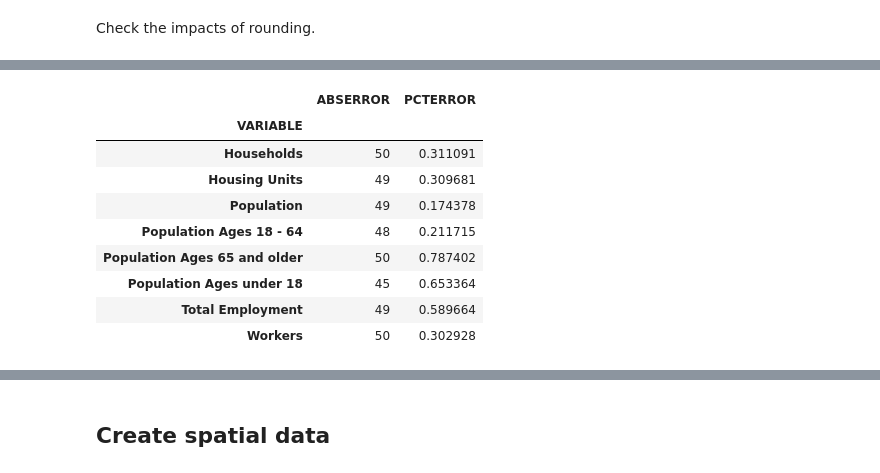
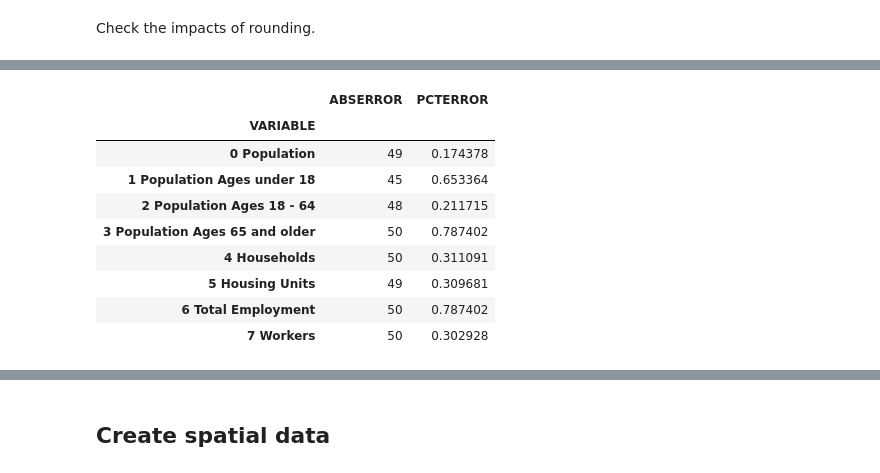
Before and after one commit to morpc/morpc-county-controls, a Jupyter notebook: Create Population Hub table.ipynb, the cells around one changed output, grey strips where cells are left out. Saved outputs shown, nothing was run; the diff lists cells and outputs as text; code cells hidden in the pictures.

```diff
--- a/Create Population Hub table.ipynb
+++ b/Create Population Hub table.ipynb
@@ -136,7 +156,8 @@ countyControls = countyControlsRaw \
         (countyControlsRaw["COUNTY"] != "15-County Region")           # Omit 15-county regional summary
     ] \
     .drop(columns="CATEGORY") \
-    .melt(id_vars=["COUNTY","VARIABLE"], var_name="YEAR", value_name='VALUE')  # Convert the data to long format
+    .rename(columns={"COUNTY":"NAME"}) \
+    .melt(id_vars=["NAME","VARIABLE"], var_name="YEAR", value_name='VALUE')  # Convert the data to long format
 
 # Convert all values to integers.
 countyControls["VALUE"] = countyControls["VALUE"].round(0).astype("Int64")
@@ -143,2 +166,7 @@ countyControls["VALUE"] = countyControls["VALUE"].round(0).astype("Int64")
+# %%
+countyControls["VARORDER"] = countyControls["VARIABLE"].map(INCLUDE_VARS)
+countyControls["VARIABLE"] = countyControls["VARORDER"] + " " + countyControls["VARIABLE"]
+countyControls = countyControls.drop(columns=["VARORDER"])
+countyControls = countyControls.sort_values(by=["NAME","YEAR","VARIABLE"], ascending=True)
 # %% [markdown]
 We want the dashboard output to convey some uncertainty. Optionally, reduce the precision of the data values by rounding the values using the specified rounding scheme.
@@ -184,11 +196,3 @@ countyControlsRounded
 ## Check the data
 # %% [markdown]
 Check the impacts of rounding.
-# %%
-roundingError = countyControls.copy().set_index(["COUNTY","VARIABLE","YEAR"]).rename(columns={"VALUE":"ORIGINAL"})
-roundingError = roundingError.join(countyControlsRounded.set_index(["COUNTY","VARIABLE","YEAR"]).rename(columns={"VALUE":"ROUNDED"}))
-roundingError["ABSERROR"] = roundingError["ROUNDED"] - roundingError["ORIGINAL"]
-roundingError["PCTERROR"] = roundingError["ABSERROR"]/roundingError["ORIGINAL"]*100
-roundingError = roundingError.reset_index()
-roundingError = roundingError.drop(columns=["ORIGINAL","ROUNDED"])
-roundingError.head()
@@ -201,0 +199,8 @@ roundingError.head()
+# %%
+roundingError = countyControls.copy().set_index(["NAME","VARIABLE","YEAR"]).rename(columns={"VALUE":"ORIGINAL"})
+roundingError = roundingError.join(countyControlsRounded.set_index(["NAME","VARIABLE","YEAR"]).rename(columns={"VALUE":"ROUNDED"}))
+roundingError["ABSERROR"] = roundingError["ROUNDED"] - roundingError["ORIGINAL"]
+roundingError["PCTERROR"] = roundingError["ABSERROR"]/roundingError["ORIGINAL"]*100
+roundingError = roundingError.reset_index()
+roundingError = roundingError.drop(columns=["ORIGINAL","ROUNDED"])
+roundingError
@@ -215,14 +234,14 @@ roundingError.drop(columns=["YEAR","COUNTY"]).groupby("VARIABLE").mean()
 # %%
-roundingError.drop(columns=["YEAR","COUNTY"]).groupby("VARIABLE").max()
+roundingError.drop(columns=["YEAR","NAME"]).groupby("VARIABLE").max()
 # %% [output]
 |  | ABSERROR | PCTERROR |
 | VARIABLE |  |  |
-| Households | 50 | 0.311091 |
-| Housing Units | 49 | 0.309681 |
-| Population | 49 | 0.174378 |
-| Population Ages 18 - 64 | 48 | 0.211715 |
-| Population Ages 65 and older | 50 | 0.787402 |
-| Population Ages under 18 | 45 | 0.653364 |
-| Total Employment | 49 | 0.589664 |
-| Workers | 50 | 0.302928 |
+| 0 Population | 49 | 0.174378 |
+| 1 Population Ages under 18 | 45 | 0.653364 |
+| 2 Population Ages 18 - 64 | 48 | 0.211715 |
+| 3 Population Ages 65 and older | 50 | 0.787402 |
+| 4 Households | 50 | 0.311091 |
+| 5 Housing Units | 49 | 0.309681 |
+| 6 Total Employment | 50 | 0.787402 |
+| 7 Workers | 50 | 0.302928 |
 # %%
```
Also changed, not shown: parts of 32 cells of this notebook, 2 other files.
